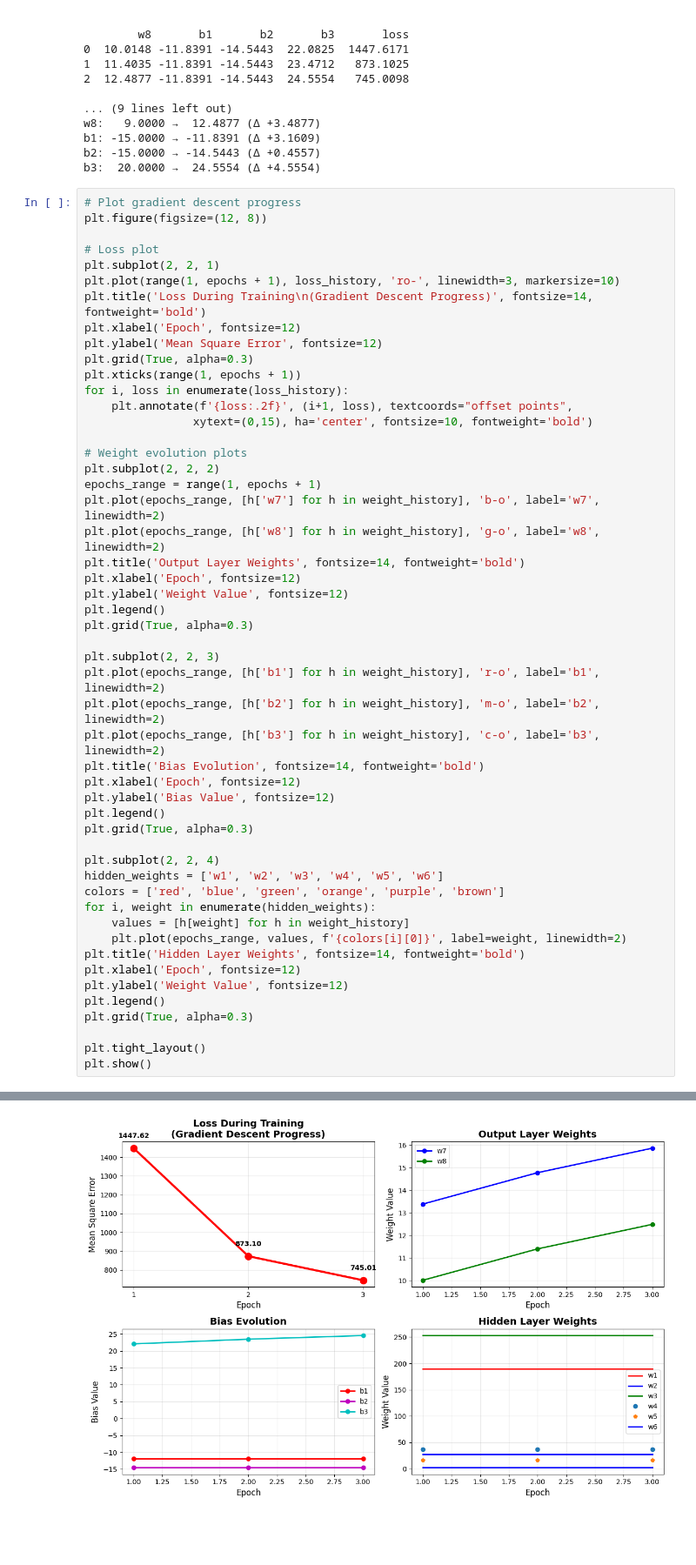
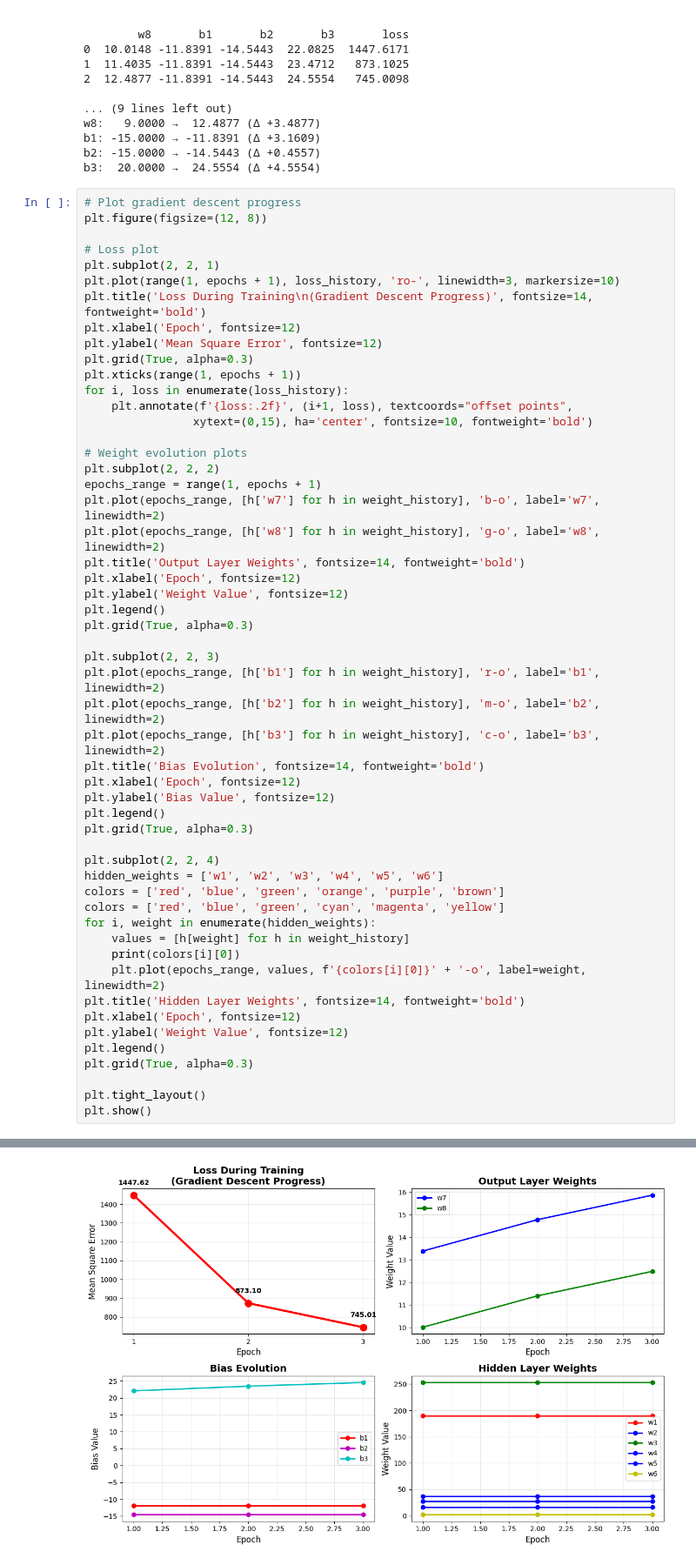
Before and after one commit to paulbright/nntutorial, a Jupyter notebook: neural_network_tutorial.ipynb, the cells around one changed output, grey strips where cells are left out. Shown: that part at 87% size. Drawn from its saved outputs; the diff is of its cells as text; blank space fills up the shorter version.

```diff
--- a/neural_network_tutorial.ipynb
+++ b/neural_network_tutorial.ipynb
@@ -372,9 +372,11 @@ plt.grid(True, alpha=0.3)
 plt.subplot(2, 2, 4)
 hidden_weights = ['w1', 'w2', 'w3', 'w4', 'w5', 'w6']
 colors = ['red', 'blue', 'green', 'orange', 'purple', 'brown']
+colors = ['red', 'blue', 'green', 'cyan', 'magenta', 'yellow']
 for i, weight in enumerate(hidden_weights):
     values = [h[weight] for h in weight_history]
-    plt.plot(epochs_range, values, f'{colors[i][0]}', label=weight, linewidth=2)
+    print(colors[i][0])
+    plt.plot(epochs_range, values, f'{colors[i][0]}' + '-o', label=weight, linewidth=2)
 plt.title('Hidden Layer Weights', fontsize=14, fontweight='bold')
 plt.xlabel('Epoch', fontsize=12)
 plt.ylabel('Weight Value', fontsize=12)
@@ -387,4 +395,4 @@ plt.show()
-[figure, old version]
+[figure, new version]
 # %%
 # Final predictions and analysis
 print("\n🎯 FINAL PREDICTIONS AND ANALYSIS:")
```
Also changed, not shown: parts of 1 cell of this notebook, 1 other file.
